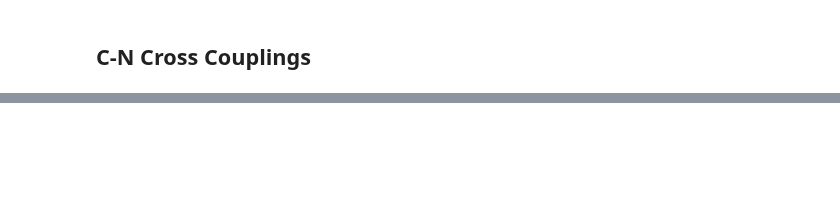
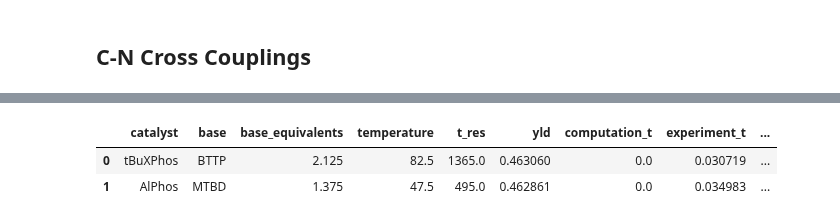
Before and after one commit to sustainable-processes/summit, a Jupyter notebook: experiments/multitask/multitask_paper_results.ipynb, the cells around one changed output, grey strips where cells are left out. Cells and saved outputs as stored; diff of their text form; code cells hidden in the pictures; blank space fills up the shorter version.

```diff
--- a/experiments/multitask/multitask_paper_results.ipynb
+++ b/experiments/multitask/multitask_paper_results.ipynb
@@ -183,0 +275,10 @@ fig.savefig("figures/stbo_mtbo_kinetics_case1-3_noise_comparison.png", bbox_inch
+# %%
+#Create the domain based on Baumgartner, but with different bases
+bases_primary = pd.unique(datasets["Phenethylamine"]["base"])
+bases_secondary = pd.unique(datasets["Morpholine"]["base"])
+assert bases_primary.all() == bases_secondary.all()
+exp = BaumgartnerCrossCouplingEmulator()
+new_domain = deepcopy(exp.domain)
+bases = list(pd.unique(datasets["Morpholine"]["base"]))
+new_domain["base"] = CategoricalVariable(name="base", description="Base", levels=bases)
+new_domain
@@ -183,0 +293,7 @@ fig.savefig("figures/stbo_mtbo_kinetics_case1-3_noise_comparison.png", bbox_inch
+# %%
+# Train primary amine benchmark model
+exp_amine = ExperimentalEmulator(domain=new_domain, model_name="baumgartner_primary_amine")
+training_ds = datasets["Phenethylamine"]
+training_ds = training_ds.replace("≥90%", 0.9)
+exp_amine.train(dataset=datasets["Phenethylamine"], cv_fold=2, test_size=0.25, verbose=False)
+exp_amine.validate(parity_plots=True)
@@ -183,0 +315,9 @@ fig.savefig("figures/stbo_mtbo_kinetics_case1-3_noise_comparison.png", bbox_inch
+# %%
+exp_amine.reset()
+lhs = LHS(exp_amine.domain)
+conditions = lhs.suggest_experiments(2)
+exp_amine.run_experiments(conditions)
+# %% [output]
+|  | catalyst | base | base_equivalents | temperature | t_res | yld | computation_t | experiment_t | ... |
+| 0 | tBuXPhos | BTTP | 2.125 | 82.5 | 1365.0 | 0.463060 | 0.0 | 0.030719 | ... |
+| 1 | AlPhos | MTBD | 1.375 | 47.5 | 495.0 | 0.462861 | 0.0 | 0.034983 | ... |
```
Also changed, not shown: parts of 25 cells of this notebook, 40 other files.
